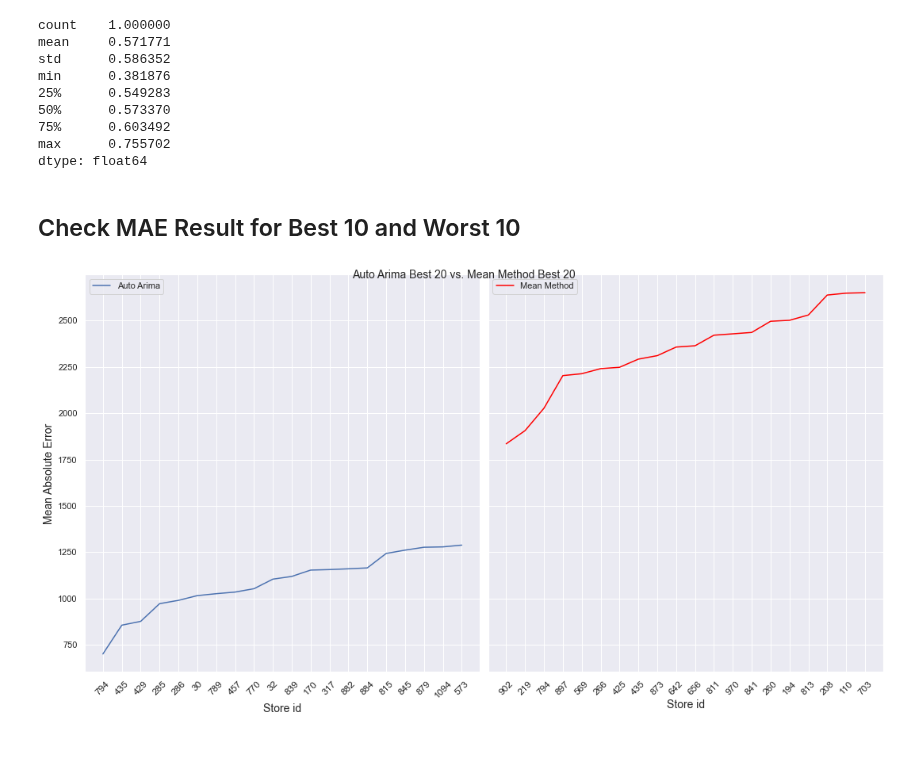
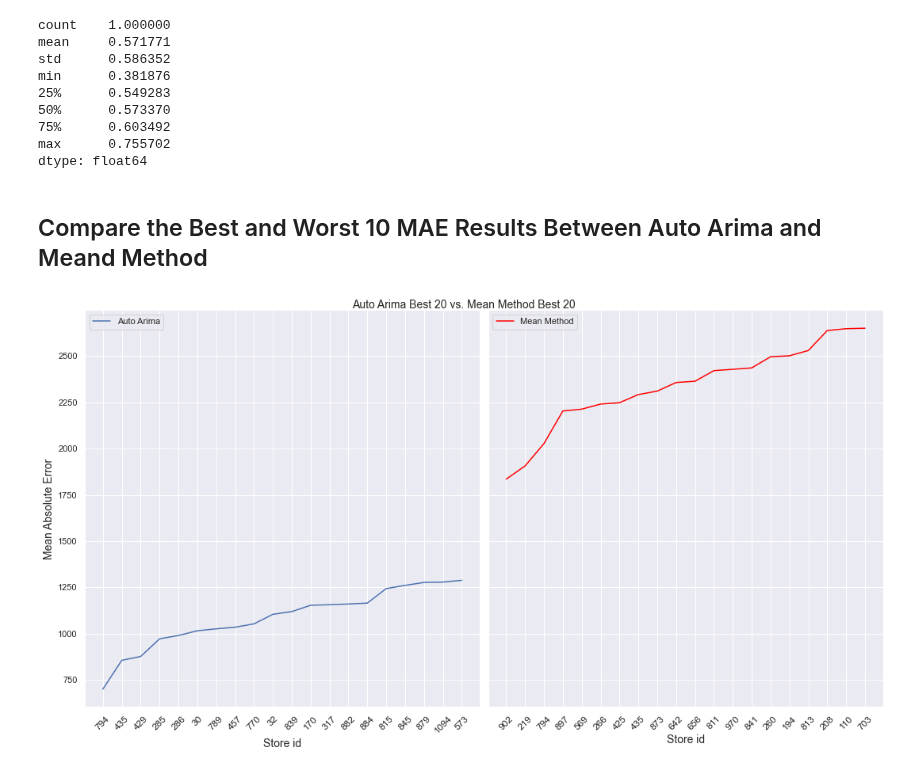
Before and after one commit to yoyo6022/covid-19, a Jupyter notebook: Notebook/Model Evaluation.ipynb, the cells around one changed output. Drawn from its saved outputs; the diff is of its cells as text; code cells hidden in the pictures.

```diff
--- a/Notebook/Model Evaluation.ipynb
+++ b/Notebook/Model Evaluation.ipynb
@@ -125,38 +125,38 @@ min      0.381876
 75%      0.603492
 max      0.755702
 dtype: float64
-# %% [markdown]
-## Check MAE Result for Best 10 and Worst 10
+# %% [markdown]
+## Compare the Best and Worst 10 MAE Results Between Auto Arima and Meand Method
 # %%
 
 fig, axs =plt.subplots(1,2, sharey=True, figsize=(15, 8))
 
 axs[0].plot( model_eval.nsmallest(20, 'MAE_AutoArima').Store_id.astype('str'),
           model_eval.MAE_AutoArima.nsmallest(20),  label='Auto Arima')
 
 axs[1].plot( model_eval.nsmallest(20, 'MAE_MeanMethod').Store_id.astype('str'),
           model_eval.MAE_MeanMethod.nsmallest(20), label='Mean Method', color='red')
 
 
 axs[0].set_xlabel('Store id', fontsize=14)
 axs[0].set_xticklabels(model_eval.nsmallest(20, 'MAE_AutoArima').Store_id.astype('str'),
                        rotation=45,fontsize=12)
 axs[1].set_xlabel('Store id', fontsize=14)
 axs[1].set_xticklabels(model_eval.nsmallest(20, 'MAE_MeanMethod').Store_id.astype('str'),
                        rotation=45,fontsize=12)
 
 
 axs[0].set_ylabel('Mean Absolute Error', fontsize=14)
 
 axs[0].legend(loc='upper left')
 axs[1].legend()
 
-plt.suptitle('Auto Arima Best 20 vs. Mean Method Best 20', va='center', fontsize=14)
+plt.suptitle('Auto Arima Best 20 vs. Mean Method Best 20', va='bottom', fontsize=14)
 
 plt.tight_layout()
 plt.show()
 # %% [output]
-[figure, old version]
+[figure, new version]
 # %%
 
 fig, axs =plt.subplots(1,2, sharey=True, figsize=(15, 8))
```
Also changed, not shown: parts of 6 cells of this notebook.
